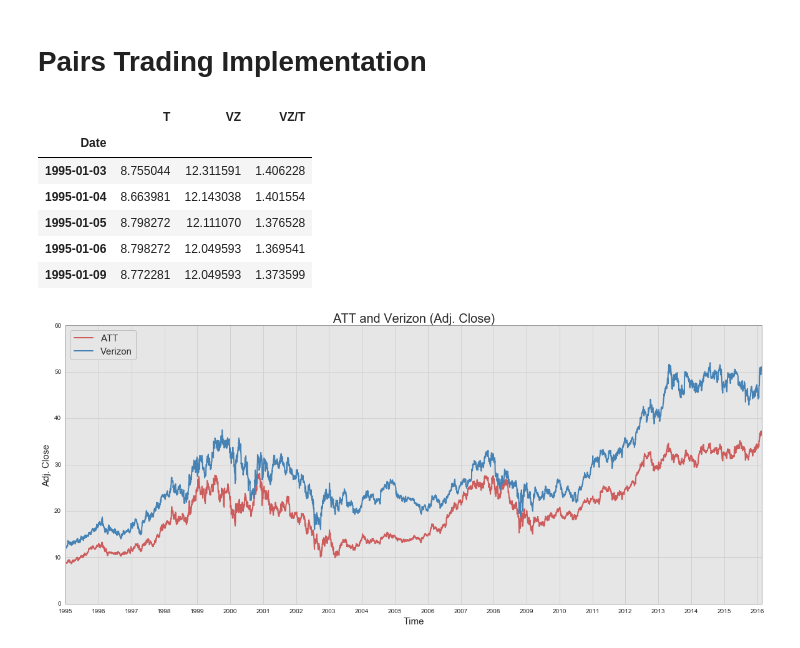
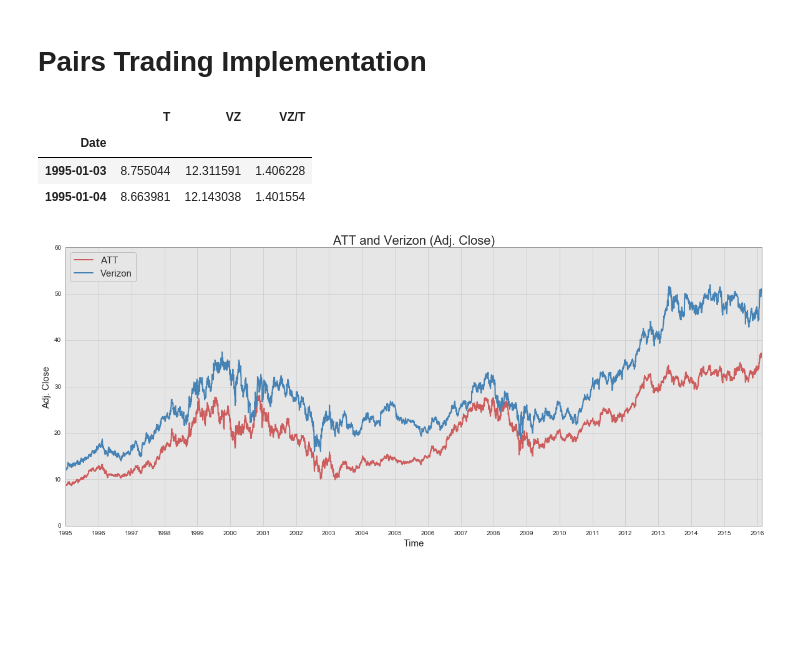
Before and after one commit to bbahmany/quant-finance, a Jupyter notebook: pairs-trading.ipynb, the cells around one changed output. Drawn from its saved outputs; the diff is of its cells as text; code cells hidden in the pictures; blank space fills up the shorter version.

```diff
--- a/pairs-trading.ipynb
+++ b/pairs-trading.ipynb
@@ -50,15 +50,12 @@ assert bev.isnull().sum().all() == 0
 # %%
 #bev.head()
 # %%
-cell.head()
+cell.head(2)
 # %% [output]
 |  | T | VZ | VZ/T |
 | Date |  |  |  |
 | 1995-01-03 | 8.755044 | 12.311591 | 1.406228 |
 | 1995-01-04 | 8.663981 | 12.143038 | 1.401554 |
-| 1995-01-05 | 8.798272 | 12.111070 | 1.376528 |
-| 1995-01-06 | 8.798272 | 12.049593 | 1.369541 |
-| 1995-01-09 | 8.772281 | 12.049593 | 1.373599 |
 # %%
 def plot_pair(df, names):
     """
```
Also changed, not shown: parts of 4 cells of this notebook.
